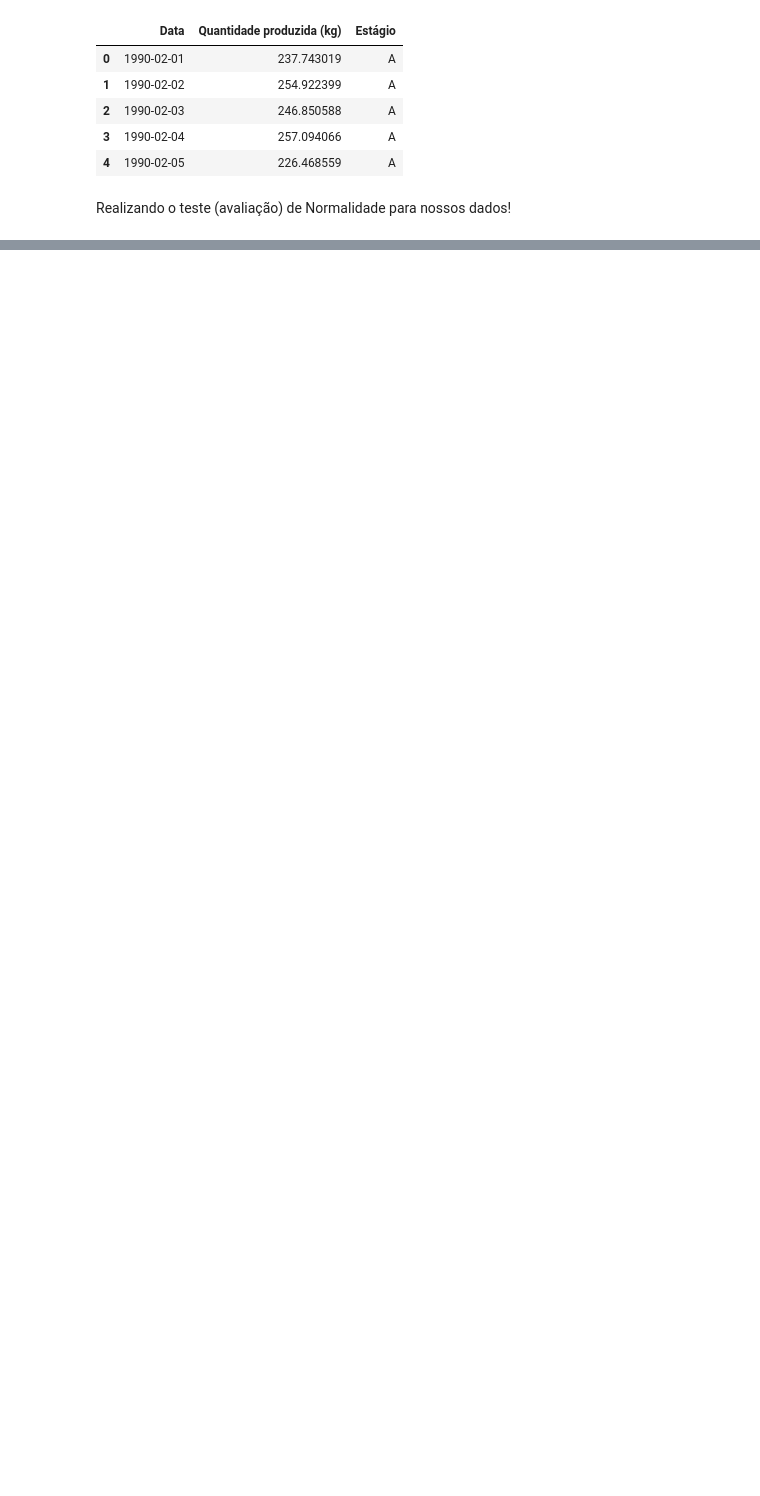
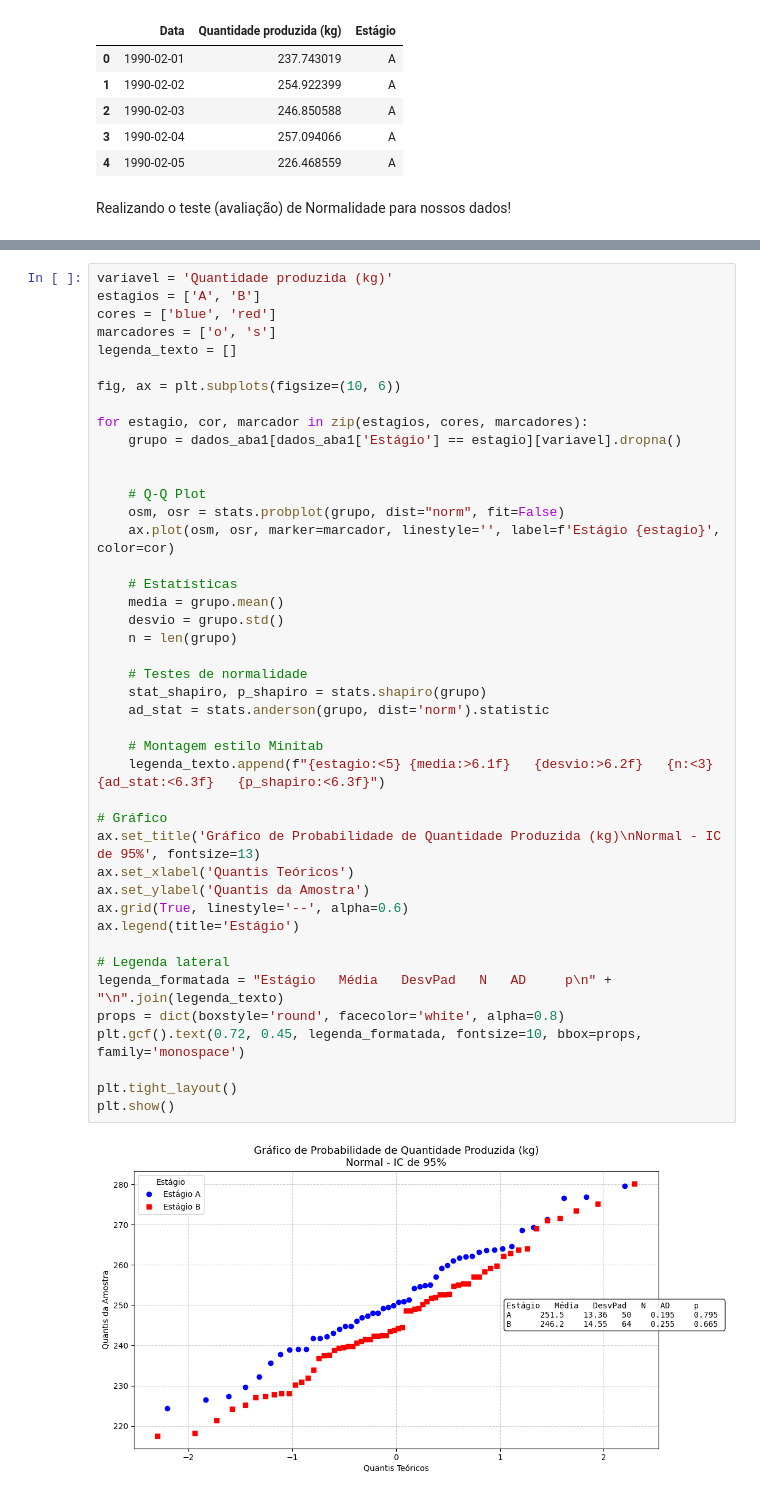
Before and after one commit to moises-rb/Analise_Dados, a Jupyter notebook: Green_Belt/2-Measure/DistribuicaoEstatistica/Gráfico_de_Individuais.ipynb, the cells around one changed output, grey strips where cells are left out. Saved outputs shown, nothing was run; the diff lists cells and outputs as text; blank space fills up the shorter version.

Commit message:
Finalizado gráficos de individuas - u - p

```diff
--- a/Green_Belt/2-Measure/DistribuicaoEstatistica/Gráfico_de_Individuais.ipynb
+++ b/Green_Belt/2-Measure/DistribuicaoEstatistica/Gráfico_de_Individuais.ipynb
@@ -115,0 +158,45 @@ Iniciando análise de normalidade por Estágio...
+# %%
+variavel = 'Quantidade produzida (kg)'
+estagios = ['A', 'B']
+cores = ['blue', 'red']
+marcadores = ['o', 's']
+legenda_texto = []
+
+fig, ax = plt.subplots(figsize=(10, 6))
+
+for estagio, cor, marcador in zip(estagios, cores, marcadores):
+    grupo = dados_aba1[dados_aba1['Estágio'] == estagio][variavel].dropna()
+
+
+    # Q-Q Plot
+    osm, osr = stats.probplot(grupo, dist="norm", fit=False)
+    ax.plot(osm, osr, marker=marcador, linestyle='', label=f'Estágio {estagio}', color=cor)
+
+    # Estatísticas
+    media = grupo.mean()
+    desvio = grupo.std()
+    n = len(grupo)
+
+    # Testes de normalidade
+    stat_shapiro, p_shapiro = stats.shapiro(grupo)
+    ad_stat = stats.anderson(grupo, dist='norm').statistic
+
+    # Montagem estilo Minitab
+    legenda_texto.append(f"{estagio:<5} {media:>6.1f}   {desvio:>6.2f}   {n:<3}   {ad_stat:<6.3f}   {p_shapiro:<6.3f}")
+
+# Gráfico
+ax.set_title('Gráfico de Probabilidade de Quantidade Produzida (kg)\nNormal - IC de 95%', fontsize=13)
+ax.set_xlabel('Quantis Teóricos')
+ax.set_ylabel('Quantis da Amostra')
+ax.grid(True, linestyle='--', alpha=0.6)
+ax.legend(title='Estágio')
+
+# Legenda lateral
+legenda_formatada = "Estágio   Média   DesvPad   N   AD     p\n" + "\n".join(legenda_texto)
+props = dict(boxstyle='round', facecolor='white', alpha=0.8)
+plt.gcf().text(0.72, 0.45, legenda_formatada, fontsize=10, bbox=props, family='monospace')
+
+plt.tight_layout()
+plt.show()
+# %% [output]
+[figure, added]
```
Also changed, not shown: parts of 8 cells of this notebook, 2 other files.
